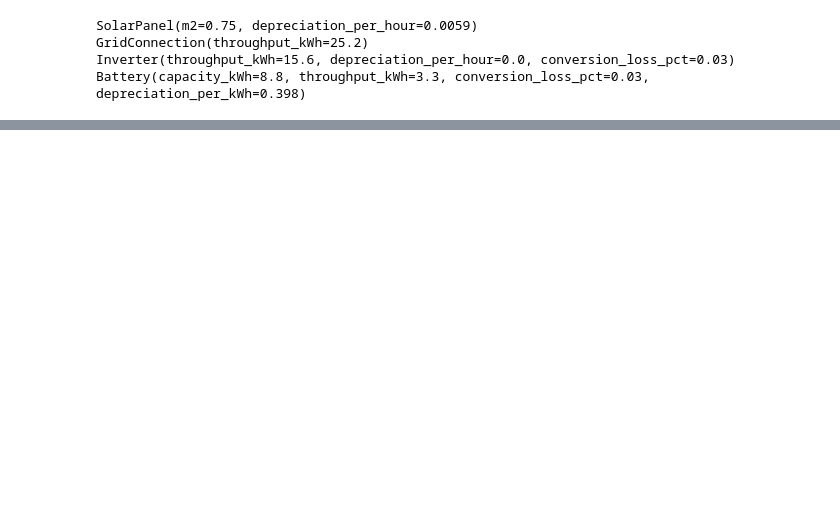
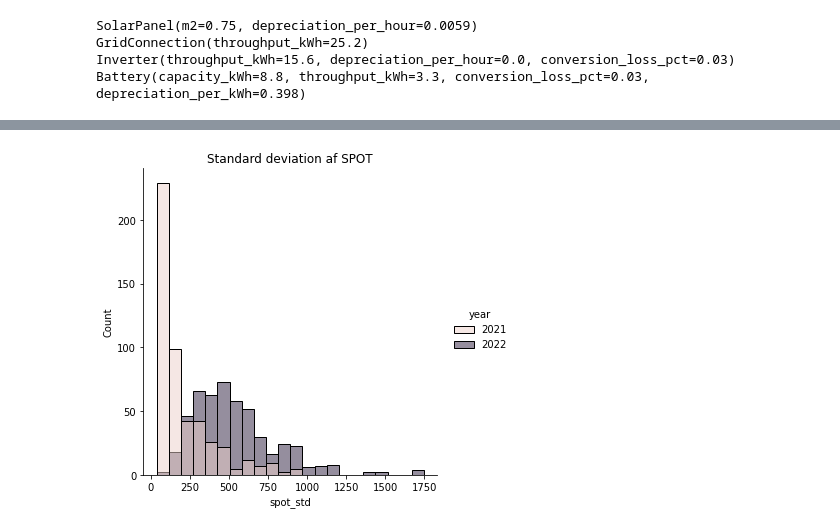
Before and after one commit to skipperkongen/elarb, a Jupyter notebook: notebooks/scenarios.ipynb, the cells around one changed output, grey strips where cells are left out. Drawn from its saved outputs; the diff is of its cells as text; code cells hidden in the pictures; blank space fills up the shorter version.

```diff
--- a/notebooks/scenarios.ipynb
+++ b/notebooks/scenarios.ipynb
@@ -198,0 +222,6 @@ plt.show()
+# %%
+sns.displot(data=df_samp, x='spot_std', hue='year')
+plt.title('Standard deviation af SPOT')
+plt.show()
+# %% [output]
+[figure, added]
```
Also changed, not shown: parts of 20 cells of this notebook, 2 other files.
